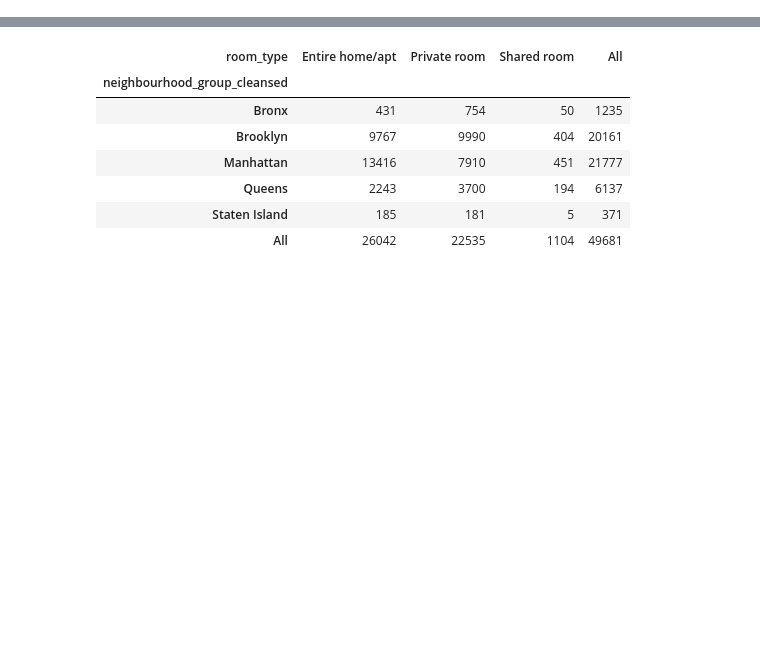
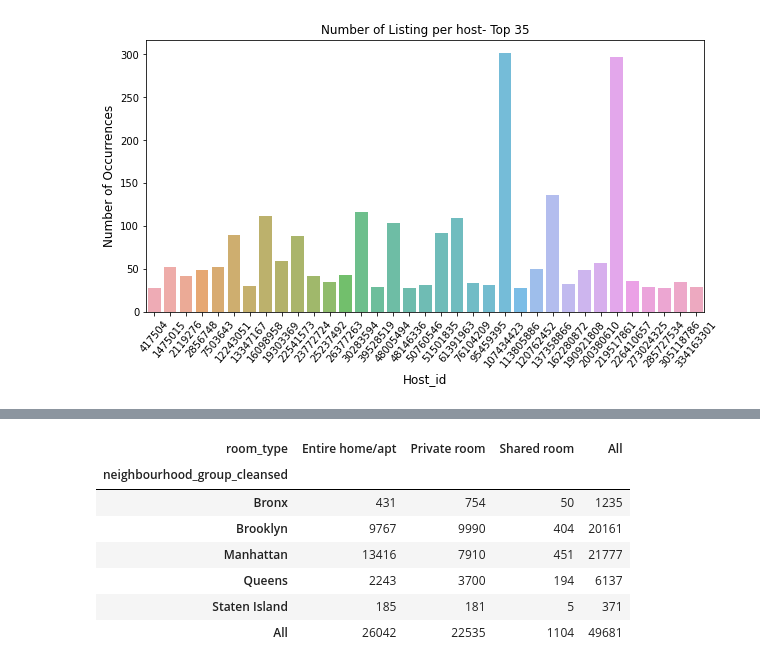
Before and after one commit to dcollaguazo/Airbnb-Price-Prediction, a Jupyter notebook: variable_exploration/jas/jas_exploration.ipynb, the cells around one changed output, grey strips where cells are left out. Drawn from its saved outputs; the diff is of its cells as text; code cells hidden in the pictures; blank space fills up the shorter version.

Commit message:
graphs

```diff
--- a/variable_exploration/jas/jas_exploration.ipynb
+++ b/variable_exploration/jas/jas_exploration.ipynb
@@ -20,3 +54,5 @@ df = pd.read_csv(listings_csv)
 df.drop(columns=['listing_url','name','host_name','host_url','host_url', 'host_since','host_location','host_listings_count',
           'host_listings_count','street','state','market','calculated_host_listings_count','calculated_host_listings_count_entire_homes',
         'calculated_host_listings_count_private_rooms','calculated_host_listings_count_shared_rooms' ], inplace=True)
+# %%
+host_count  = df['host_id'].value_counts()
@@ -22,0 +104,11 @@ df.drop(columns=['listing_url','name','host_name','host_url','host_url', 'host_s
+# %%
+host_count_20=host_count[:35,]
+plt.figure(figsize=(10,5))
+sns.barplot(host_count_20.index, host_count_20.values, alpha=0.8)
+plt.title('Number of Listing per host- Top 35')
+plt.ylabel('Number of Occurrences', fontsize=12)
+plt.xlabel('Host_id', fontsize=12)
+plt.xticks(rotation=50)
+plt.show()
+# %% [output]
+[figure, added]
```
Also changed, not shown: parts of 13 cells of this notebook.
